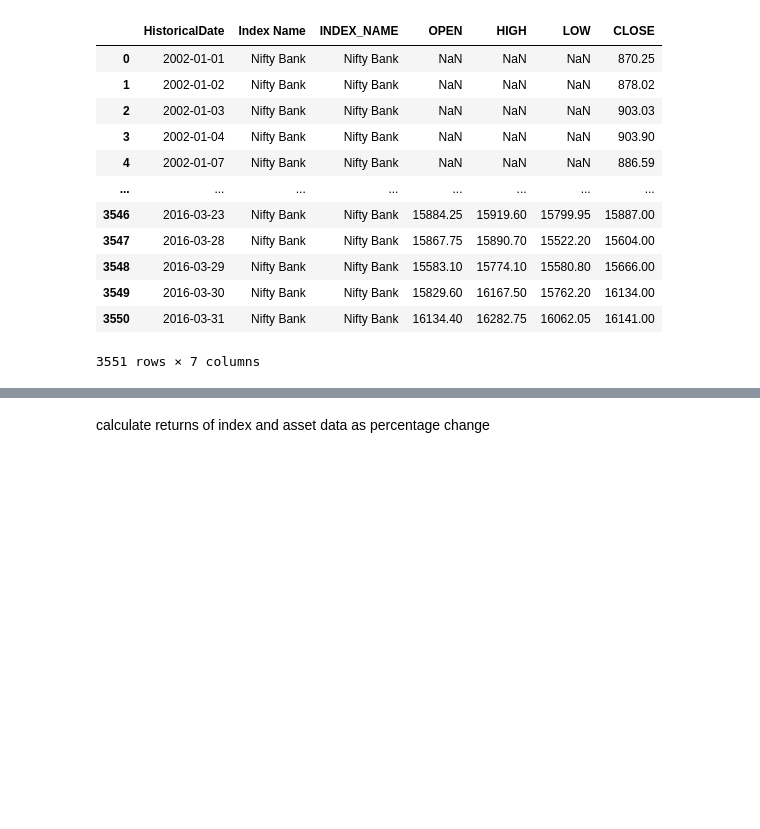
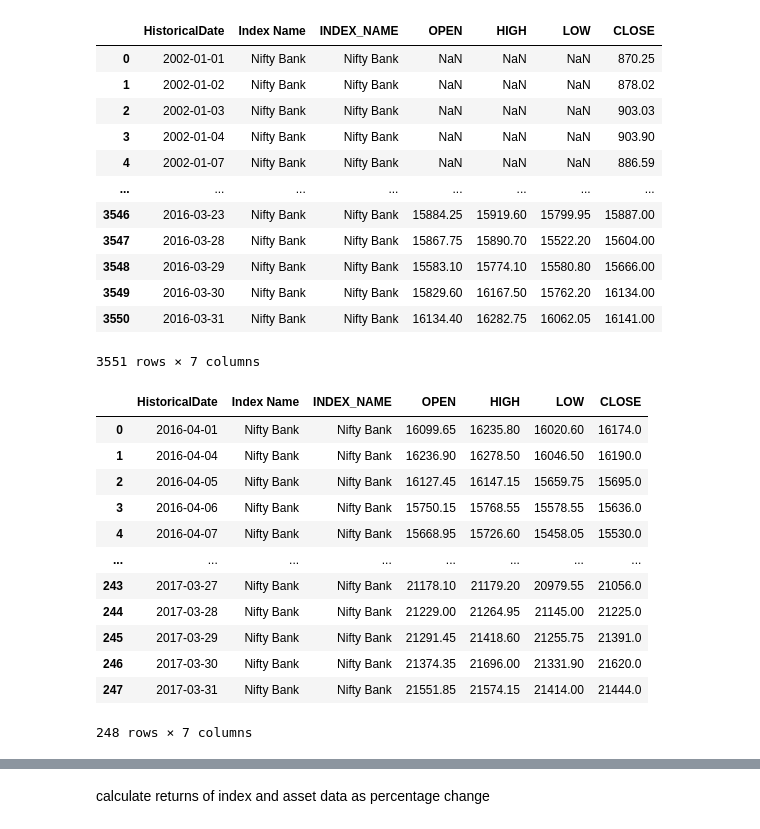
Before and after one commit to ayushavi1/Options-Pricing, a Jupyter notebook: european_options.ipynb, the cells around one changed output, grey strips where cells are left out. Drawn from its saved outputs; the diff is of its cells as text; code cells hidden in the pictures; blank space fills up the shorter version.

```diff
--- a/european_options.ipynb
+++ b/european_options.ipynb
@@ -38,3 +38,19 @@ index_data
 | 3549 | 2016-03-30 | Nifty Bank | Nifty Bank | 15829.60 | 16167.50 | 15762.20 | 16134.00 |
 | 3550 | 2016-03-31 | Nifty Bank | Nifty Bank | 16134.40 | 16282.75 | 16062.05 | 16141.00 |
 3551 rows × 7 columns
+# %%
+new_index_data
+# %% [output]
+|  | HistoricalDate | Index Name | INDEX_NAME | OPEN | HIGH | LOW | CLOSE |
+| 0 | 2016-04-01 | Nifty Bank | Nifty Bank | 16099.65 | 16235.80 | 16020.60 | 16174.0 |
+| 1 | 2016-04-04 | Nifty Bank | Nifty Bank | 16236.90 | 16278.50 | 16046.50 | 16190.0 |
+| 2 | 2016-04-05 | Nifty Bank | Nifty Bank | 16127.45 | 16147.15 | 15659.75 | 15695.0 |
+| 3 | 2016-04-06 | Nifty Bank | Nifty Bank | 15750.15 | 15768.55 | 15578.55 | 15636.0 |
+| 4 | 2016-04-07 | Nifty Bank | Nifty Bank | 15668.95 | 15726.60 | 15458.05 | 15530.0 |
+| ... | ... | ... | ... | ... | ... | ... | ... |
+| 243 | 2017-03-27 | Nifty Bank | Nifty Bank | 21178.10 | 21179.20 | 20979.55 | 21056.0 |
+| 244 | 2017-03-28 | Nifty Bank | Nifty Bank | 21229.00 | 21264.95 | 21145.00 | 21225.0 |
+| 245 | 2017-03-29 | Nifty Bank | Nifty Bank | 21291.45 | 21418.60 | 21255.75 | 21391.0 |
+| 246 | 2017-03-30 | Nifty Bank | Nifty Bank | 21374.35 | 21696.00 | 21331.90 | 21620.0 |
+| 247 | 2017-03-31 | Nifty Bank | Nifty Bank | 21551.85 | 21574.15 | 21414.00 | 21444.0 |
+248 rows × 7 columns
```
Also changed, not shown: parts of 7 cells of this notebook, 1 other file.
